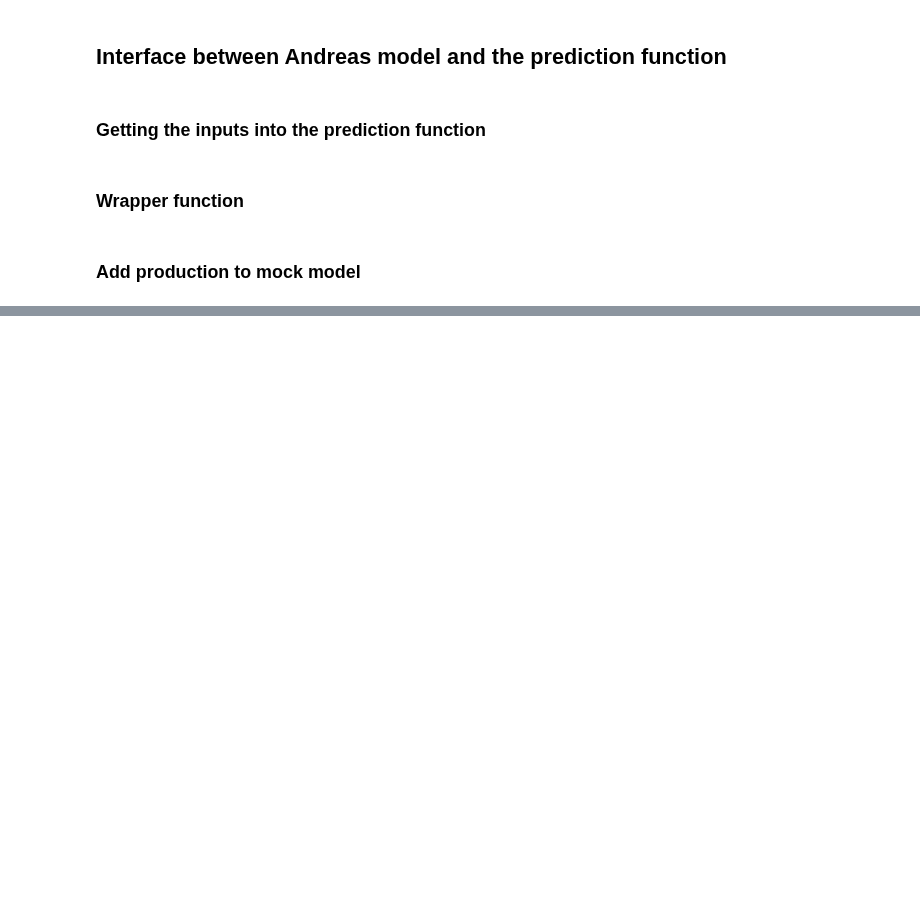
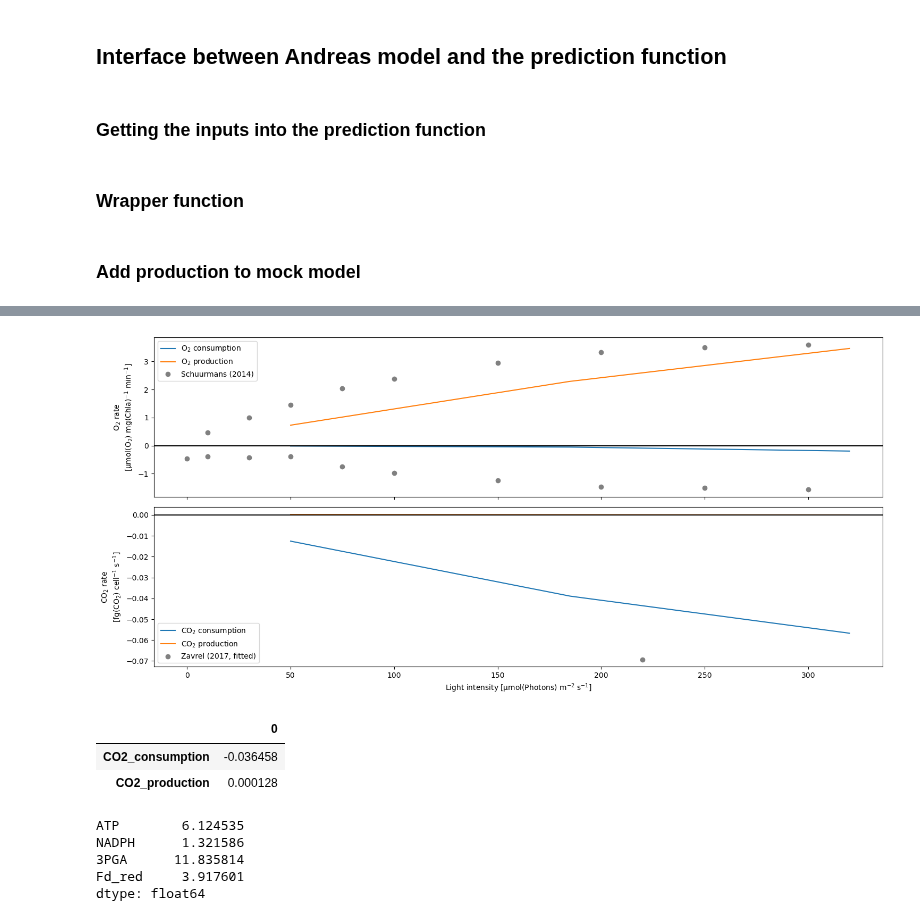
Before and after one commit to Computational-Biology-Aachen/synechocystis-photosynthesis-2024, a Jupyter notebook: Notebooks/dev_function_andreas.ipynb, the cells around one changed output, grey strips where cells are left out. Saved outputs shown, nothing was run; the diff lists cells and outputs as text; code cells hidden in the pictures; blank space fills up the shorter version.

```diff
--- a/Notebooks/dev_function_andreas.ipynb
+++ b/Notebooks/dev_function_andreas.ipynb
@@ -2457,0 +2857,58 @@ ax.set_xlabel("Time [h]")
+# %%
+# gasrates = fnc.load_obj_dated("gasrates_validation", results_path)
+
+# Reference values for plot
+# Oxygen change rates from Schuurmans2014
+O2_ref = pd.read_csv("../Code/data/O2rates_Schuurmans2014.csv", skiprows=1, index_col=0)
+
+# Carbon fixation rate from Zavrel2017
+CBB_rate = (
+    -0.2 # [fg(CO2) cell^-1 s^-1]
+    / 60 # [fg(Chla) cell^-1]
+    / prm.M_CO2 # [g(CO2) mol^-1]
+    * prm.M_chl # [g(Chl) mol^-1]
+    * 1e3
+    * 1e15
+)
+CBB_ref = (220, CBB_rate * prm.unit_conv("mmol mol(Chl)-1 -> g(CO2) cell-1")) # [g(CO2) cell^-1 s^-1] approximate maximal CO2 uptake rate (Zavrel2017; Fig. S-D)
+
+fig, axes = plt.subplots(2,1, figsize = (15,7), sharex=True)
+
+
+
+# Oxygen plot
+for mdl in ["m0"]:
+    ax = axes[0]
+    lins1 = ax.plot(intens, gasrates[mdl].loc[["O2_consumption","O2_production"]].T * prm.unit_conv(["mmol mol(Chl)-1 -> mmol g(Chl)-1", "s-1 -> min-1"]), label = ["O$_2$ consumption","O$_2$ production"])
+    # ax.secondary_yaxis(functions=(
+    #     lambda x: x/prm.unit_conv(["mmol mol(Chl)-1 -> mmol g(Chl)-1", "s-1 -> min-1"]),
+    #     lambda x: x*prm.unit_conv(["mmol mol(Chl)-1 -> mmol g(Chl)-1", "s-1 -> min-1"]),
+    #     ), location="right")
+    ax.axhline(0,c="k")
+    lins2 = ax.plot(O2_ref.loc[:,[" prod_625_highCO2", " cons_625_highCO2"]], "o", c="grey", label="Schuurmans (2014)")
+    # lins3 = ax.plot(O2_ref.loc[:,[" prod_625_lowCO2", " cons_625_lowCO2"]], "o", c="grey", label="Schuurmans (2014) Low CO2")
+
+    ax.set_ylabel("O$_2$ rate\n[µmol(O$_2$) mg(Chla)$^{-1}$ min$^{-1}$]")
+
+    to_legend = lins1 + [lins2[0]]
+    ax.legend(to_legend, [x.get_label() for x in to_legend])
+
+    ax = axes[1]
+    ax.plot(intens, gasrates[mdl].loc[["CO2_consumption","CO2_production"]].T * 1e15 * prm.unit_conv("mmol mol(Chl)-1 -> g(CO2) cell-1"), label = ["CO$_2$ consumption","CO$_2$ production"])
+    # ax.secondary_yaxis(functions=(
+    #     lambda x: x/1e15/prm.unit_conv(["mmol mol(Chl)-1 -> g(CO2) cell-1"]),
+    #     lambda x: x*1e15*prm.unit_conv(["mmol mol(Chl)-1 -> g(CO2) cell-1"]),
+    #     ), location="right")
+    ax.axhline(0,c="k")
+ax.scatter(*CBB_ref,c="grey", label="Zavrel (2017, fitted)")
+ax.set_ylabel("CO$_2$ rate\n[fg(CO$_2$) cell$^{-1}$ s$^{-1}$]")
+ax.set_xlabel("Light intensity [µmol(Photons) m$^{-2}$ s$^{-1}$]")
+ax.legend()
+
+
+
+fig.tight_layout()
+
+# Calculate the residuals
+# %% [output]
+[figure, added]
@@ -2457,0 +2951,6 @@ ax.set_xlabel("Time [h]")
+# %%
+gas_fluxes.loc[:,["CO2_consumption","CO2_production"]].T * 1e15 * prm.unit_conv("mmol mol(Chl)-1 -> g(CO2) cell-1")
+# %% [output]
+|  | 0 |
+| CO2_consumption | -0.036458 |
+| CO2_production | 0.000128 |
@@ -2457,0 +2967,8 @@ ax.set_xlabel("Time [h]")
+# %%
+rates #* 1e15 * prm.unit_conv("mmol mol(Chl)-1 -> g(CO2) cell-1") * 3
+# %% [output]
+ATP        6.124535
+NADPH      1.321586
+3PGA      11.835814
+Fd_red     3.917601
+dtype: float64
```
Also changed, not shown: parts of 26 cells of this notebook, 2 other files.
